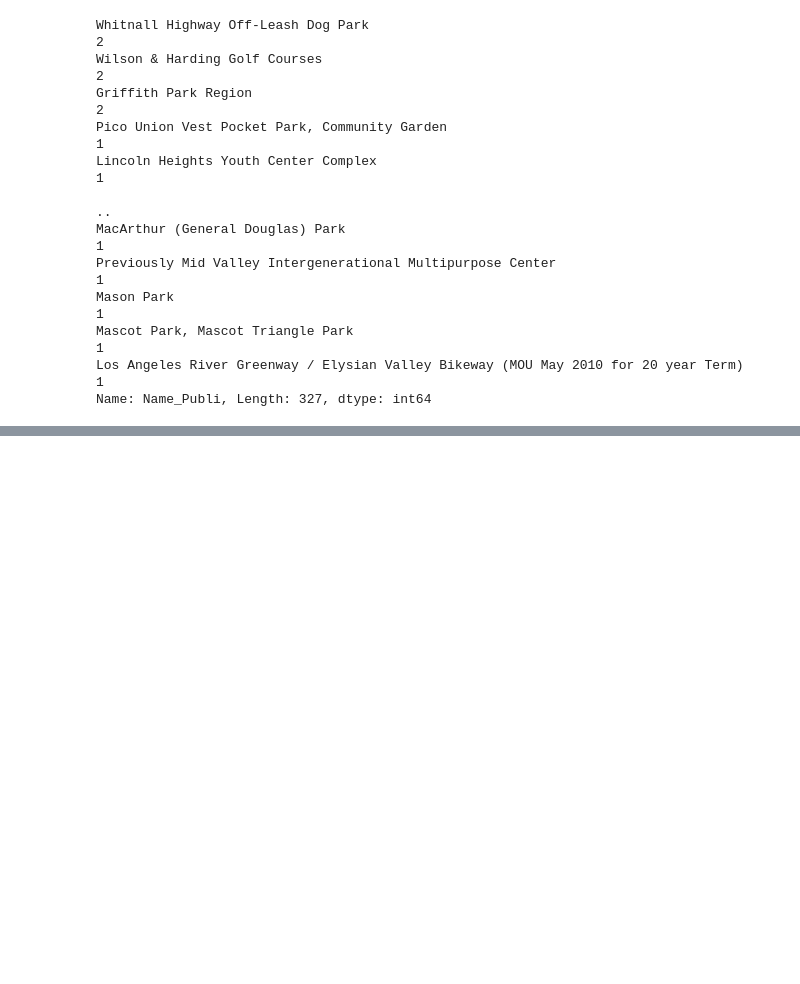
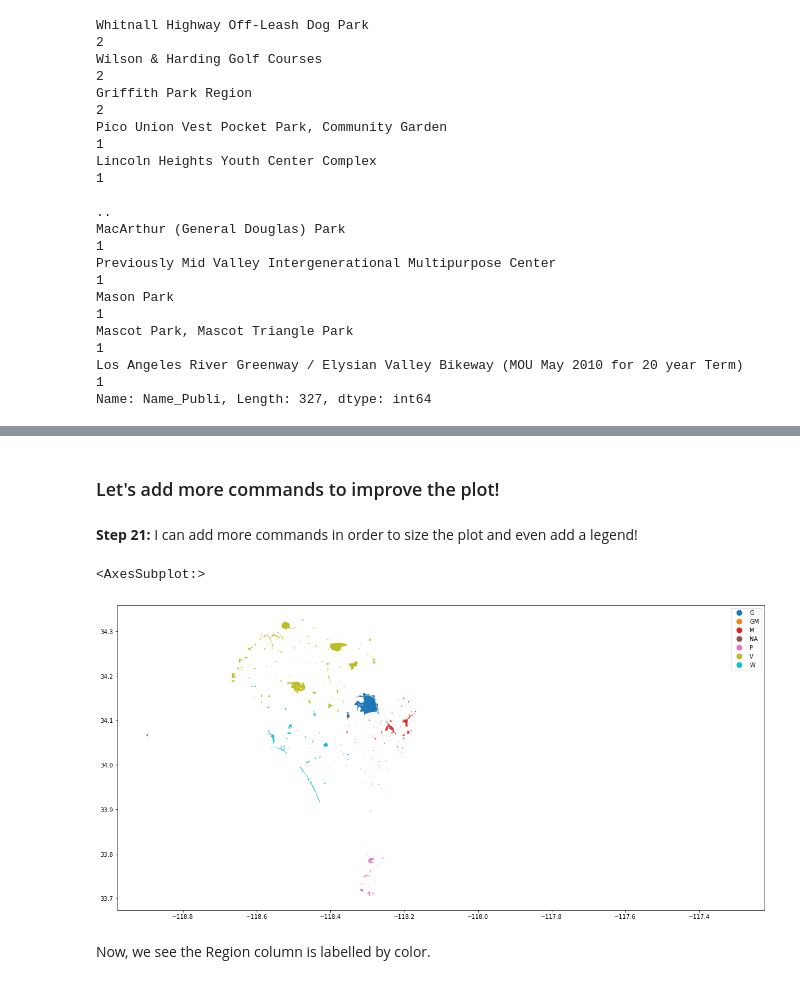
Before and after one commit to SamJGuerrero/up206a-Samantha, a Jupyter notebook: week01/week_1_assignment.ipynb, the cells around one changed output, grey strips where cells are left out. Cells and saved outputs as stored; diff of their text form; code cells hidden in the pictures; blank space fills up the shorter version.

```diff
--- a/week01/week_1_assignment.ipynb
+++ b/week01/week_1_assignment.ipynb
@@ -146,0 +275,3 @@ I can also save this as a variable by renaming it.
+# %%
+desired_columns= ['Area_Acres','Name_Publi','Address','Region','Park_Class','geometry']
+parks[desired_columns].sample(7)
@@ -146,0 +289,3 @@ I can also save this as a variable by renaming it.
+# %%
+parks_trimmed= parks[desired_columns].copy()
+parks_trimmed
@@ -146,0 +339,19 @@ I can also save this as a variable by renaming it.
+# %% [markdown]
+### Let's add more commands to improve the plot!
+# %% [markdown]
+**Step 21:** I can add more commands in order to size the plot and even add a legend!
+# %%
+parks_trimmed.plot(
+            figsize=(20,12),
+            column = 'Region',
+            legend = True,
+            legend_kwds={
+               'loc': 'upper right',
+               'bbox_to_anchor':(1,1)
+            }
+)
+# %% [output]
+<AxesSubplot:>
+[figure, added]
+# %% [markdown]
+Now, we see the Region column is labelled by color.
```
Also changed, not shown: parts of 37 cells of this notebook, 7 other files.
